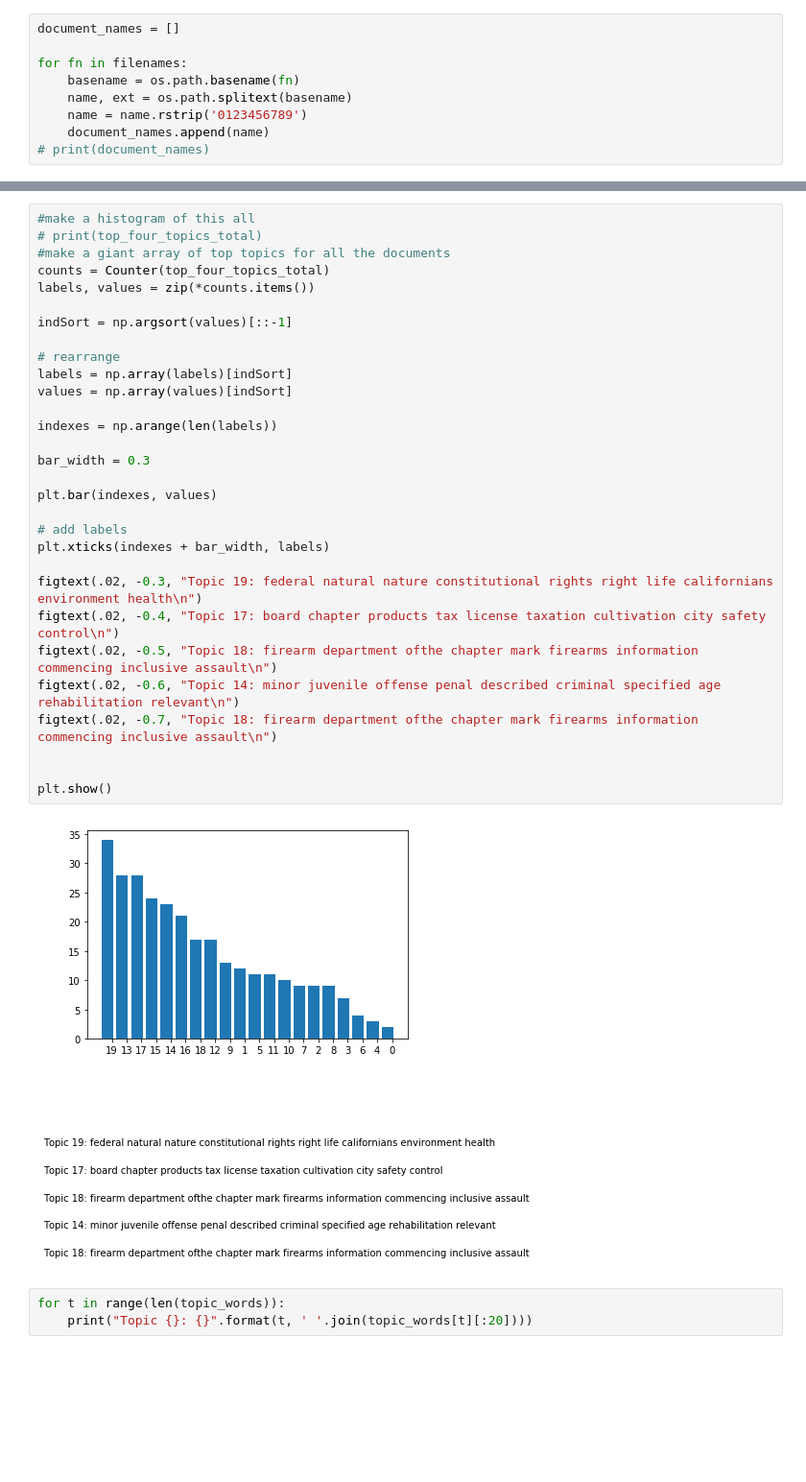
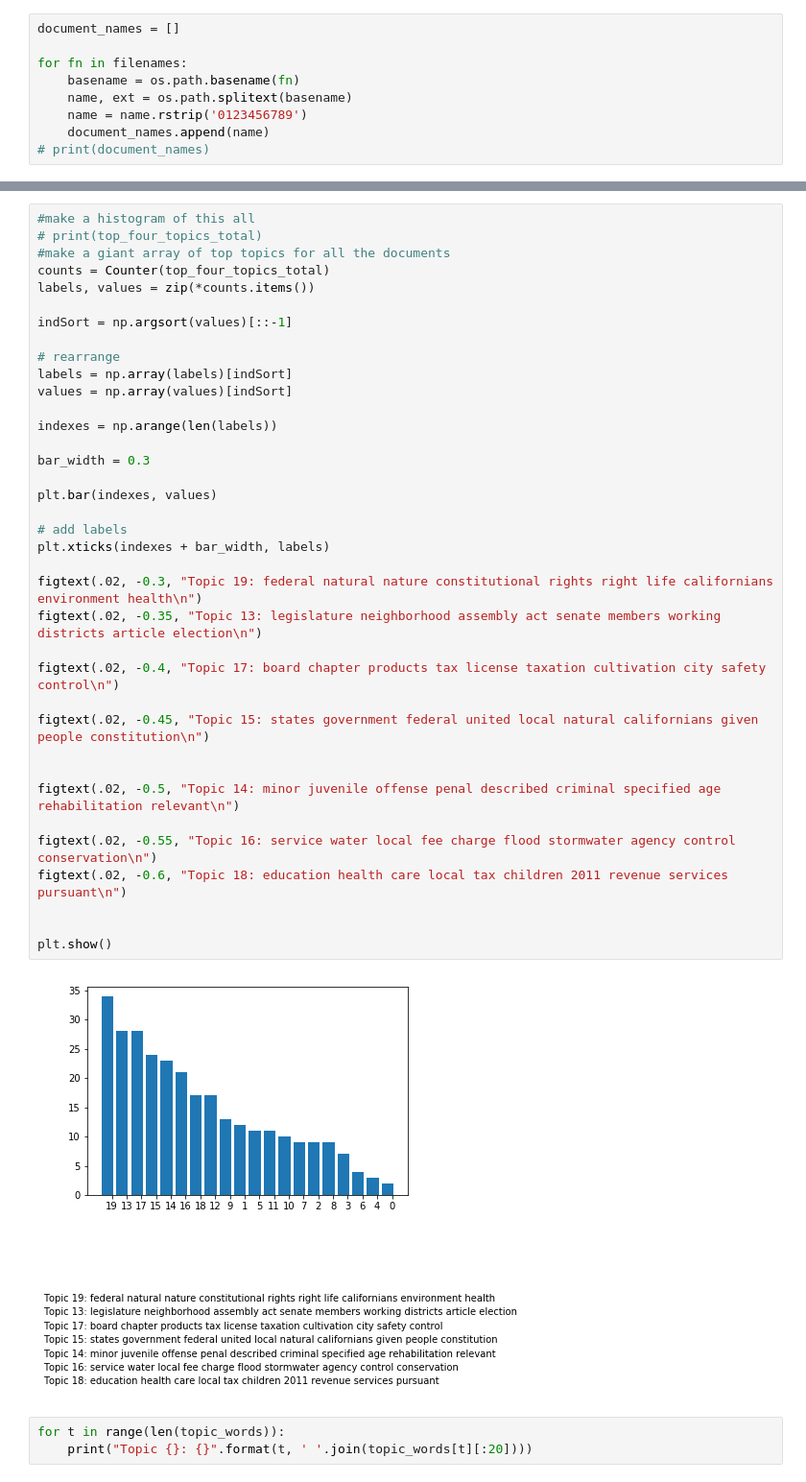
Before and after one commit to xrwang/textanalysis, a Jupyter notebook: justice.ipynb, the cells around one changed output, grey strips where cells are left out. Shown at 96% size. Cells and saved outputs as stored; diff of their text form; blank space fills up the shorter version.

```diff
--- a/justice.ipynb
+++ b/justice.ipynb
@@ -197,35 +197,42 @@ IndexError: list index out of range
 # %%
 #make a histogram of this all
 # print(top_four_topics_total)
 #make a giant array of top topics for all the documents
 counts = Counter(top_four_topics_total)
 labels, values = zip(*counts.items())
 
 indSort = np.argsort(values)[::-1]
 
 # rearrange
 labels = np.array(labels)[indSort]
 values = np.array(values)[indSort]
 
 indexes = np.arange(len(labels))
 
 bar_width = 0.3
 
 plt.bar(indexes, values)
 
 # add labels
 plt.xticks(indexes + bar_width, labels)
 
 figtext(.02, -0.3, "Topic 19: federal natural nature constitutional rights right life californians environment health\n")
+figtext(.02, -0.35, "Topic 13: legislature neighborhood assembly act senate members working districts article election\n")
+
 figtext(.02, -0.4, "Topic 17: board chapter products tax license taxation cultivation city safety control\n")
-figtext(.02, -0.5, "Topic 18: firearm department ofthe chapter mark firearms information commencing inclusive assault\n")
-figtext(.02, -0.6, "Topic 14: minor juvenile offense penal described criminal specified age rehabilitation relevant\n")
-figtext(.02, -0.7, "Topic 18: firearm department ofthe chapter mark firearms information commencing inclusive assault\n")
+
+figtext(.02, -0.45, "Topic 15: states government federal united local natural californians given people constitution\n")
+
+
+figtext(.02, -0.5, "Topic 14: minor juvenile offense penal described criminal specified age rehabilitation relevant\n")
+
+figtext(.02, -0.55, "Topic 16: service water local fee charge flood stormwater agency control conservation\n")
+figtext(.02, -0.6, "Topic 18: education health care local tax children 2011 revenue services pursuant\n")
 
 
 plt.show()
 # %% [output]
-[figure, old version]
+[figure, new version]
 # %%
 for t in range(len(topic_words)):
     print("Topic {}: {}".format(t, ' '.join(topic_words[t][:20])))
```
Also changed, not shown: parts of 1 cell of this notebook, 1 other file.
